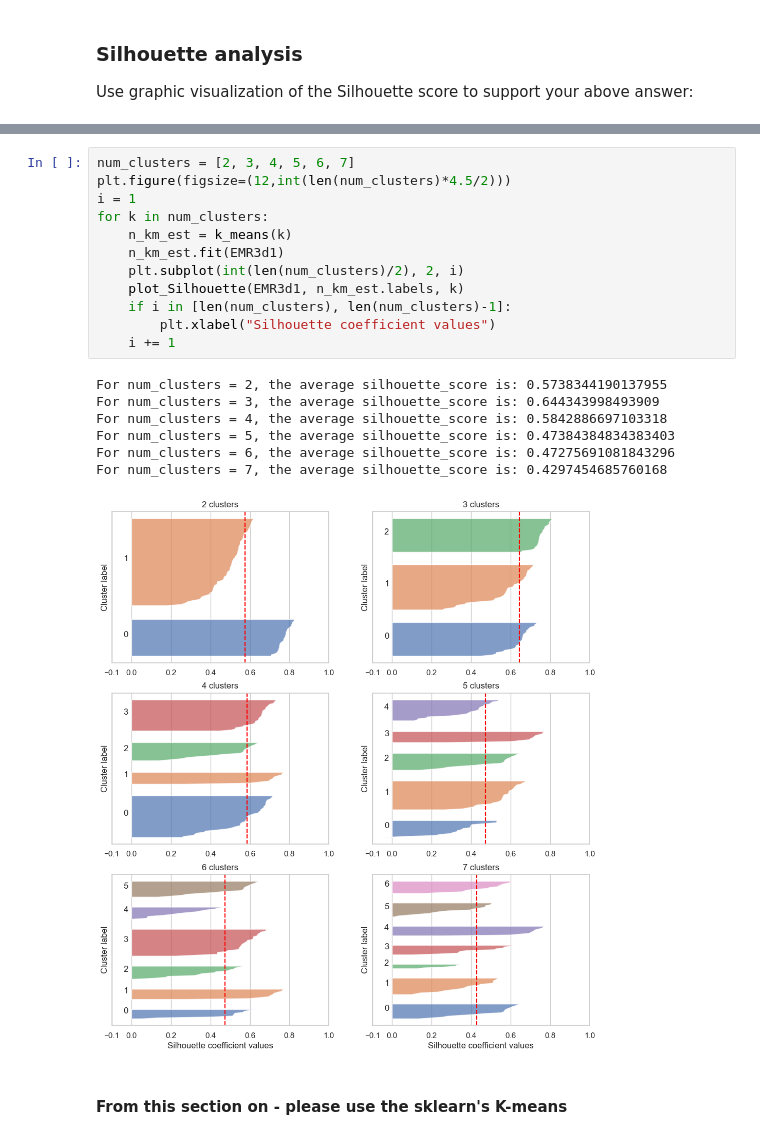
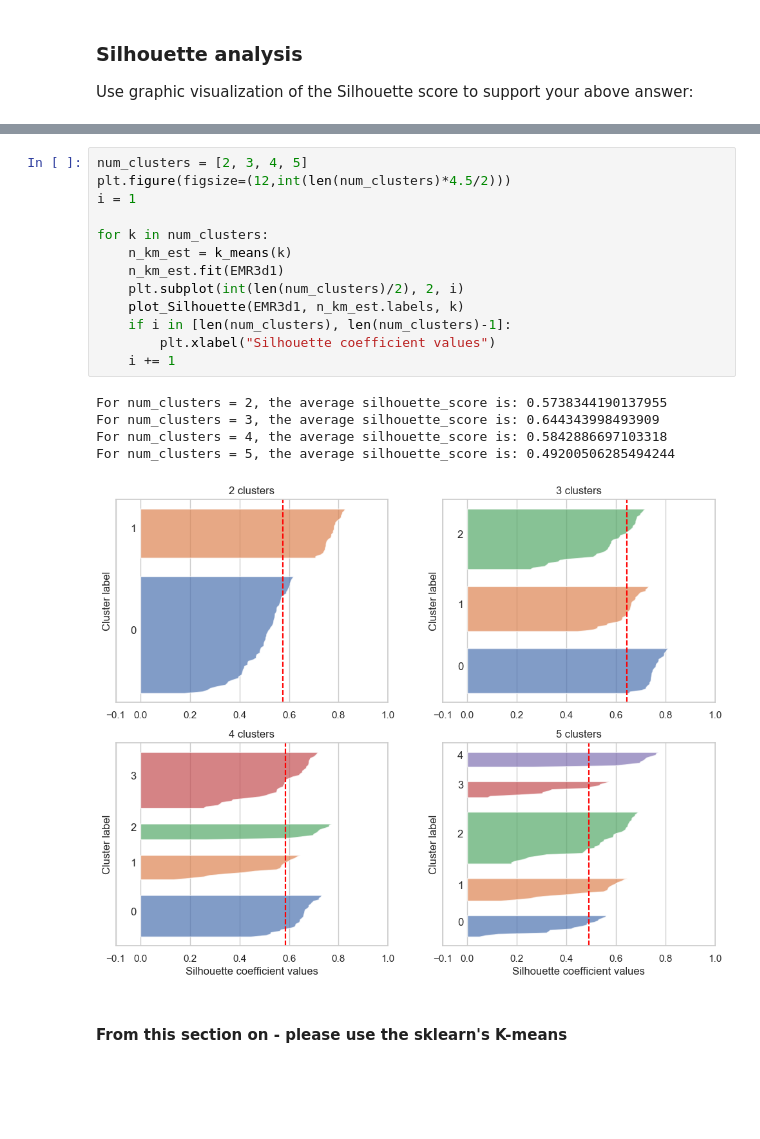
Before and after one commit to anidima/ydata_ml_ul, a Jupyter notebook: HW1_Clustering.ipynb, the cells around one changed output, grey strips where cells are left out. Saved outputs shown, nothing was run; the diff lists cells and outputs as text; blank space fills up the shorter version.

```diff
--- a/HW1_Clustering.ipynb
+++ b/HW1_Clustering.ipynb
@@ -409,25 +368,24 @@ def plot_Silhouette(X, y, num_clusters):
     plt.yticks([])
     plt.xticks([-0.1, 0, 0.2, 0.4, 0.6, 0.8, 1])
 # %%
-num_clusters = [2, 3, 4, 5, 6, 7]
+num_clusters = [2, 3, 4, 5]
 plt.figure(figsize=(12,int(len(num_clusters)*4.5/2)))
 i = 1
+
 for k in num_clusters:
     n_km_est = k_means(k)
     n_km_est.fit(EMR3d1)
     plt.subplot(int(len(num_clusters)/2), 2, i)
     plot_Silhouette(EMR3d1, n_km_est.labels, k)
     if i in [len(num_clusters), len(num_clusters)-1]:
         plt.xlabel("Silhouette coefficient values")
     i += 1
 # %% [output]
 For num_clusters = 2, the average silhouette_score is: 0.5738344190137955
 For num_clusters = 3, the average silhouette_score is: 0.644343998493909
 For num_clusters = 4, the average silhouette_score is: 0.5842886697103318
-For num_clusters = 5, the average silhouette_score is: 0.47384384834383403
-For num_clusters = 6, the average silhouette_score is: 0.47275691081843296
-For num_clusters = 7, the average silhouette_score is: 0.4297454685760168
+For num_clusters = 5, the average silhouette_score is: 0.49200506285494244
-[figure, old version]
+[figure, new version]
 # %% [markdown]
 #### From this section on - please use the sklearn's K-means
 # %% [markdown]
```
Also changed, not shown: parts of 7 cells of this notebook.
